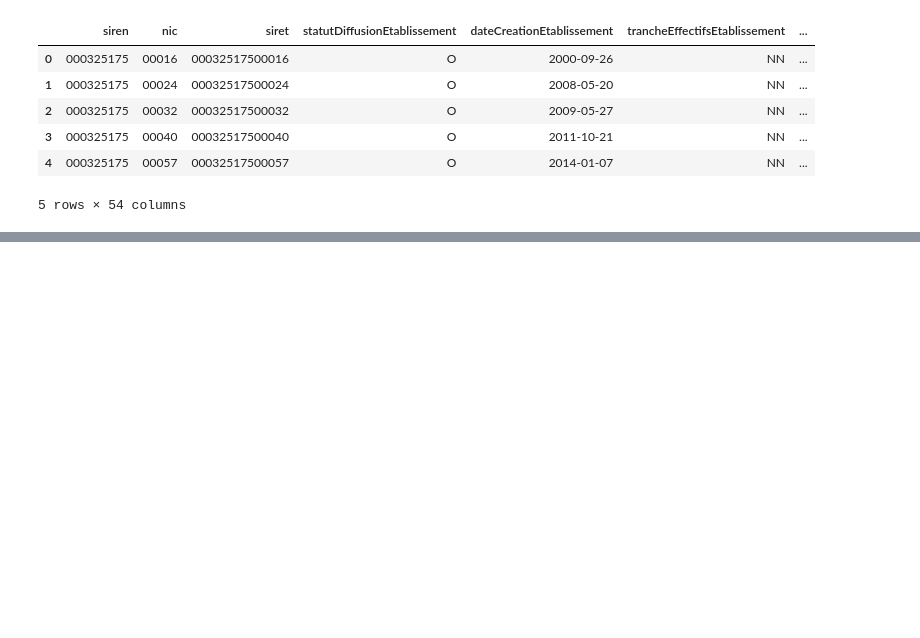
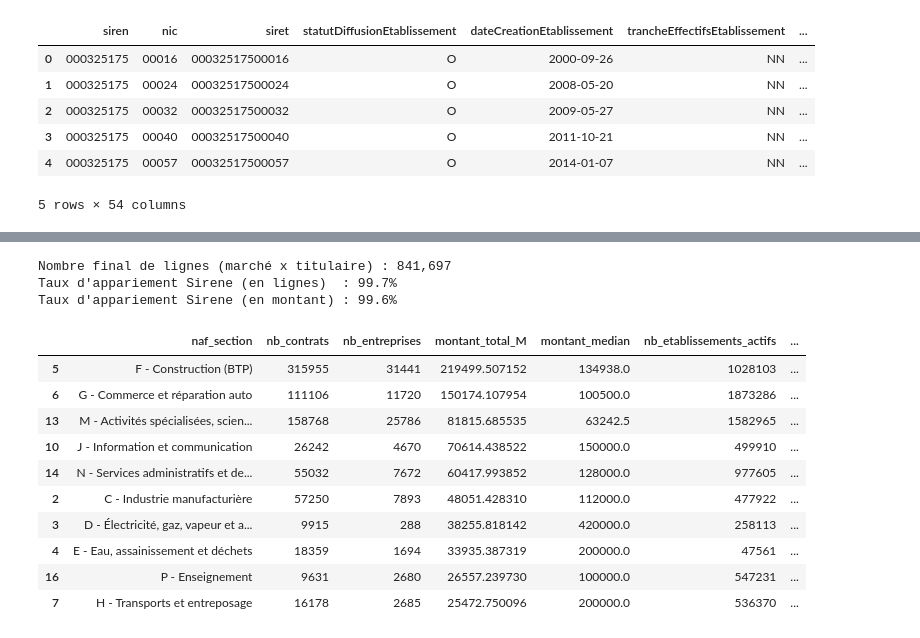
Before and after one commit to Glemesre/2A-Python-pour-la-data-science, a Jupyter notebook: main.ipynb, the cells around one changed output, grey strips where cells are left out. Drawn from its saved outputs; the diff is of its cells as text; code cells hidden in the pictures; blank space fills up the shorter version.

Commit message:
Jointure entre les données de commande publiques et les données de siren

```diff
--- a/main.ipynb
+++ b/main.ipynb
@@ -176,0 +380,64 @@ Colonnes exactes : ['siren', 'nic', 'siret', 'statutDiffusionEtablissement', 'da
+# %%
+# %%
+# ==============================================================================
+# 3. JOINTURE SÉCURISÉE (DECP x SIRENE) ET CONTRÔLE D'APPARIEMENT
+# ==============================================================================
+
+df_final = pd.merge(
+    df_decp,
+    df_sirene,
+    on="siret",
+    how="left",
+    suffixes=("", "_sirene"),
+    validate="many_to_one",
+)
+
+# Libération de la mémoire de la table Sirene complète
+del df_sirene
+gc.collect()
+
+# Bilan de la qualité d'appariement
+taux_lignes = df_final["naf_code"].notna().mean()
+montant_tot = df_final["montant_part"].sum()
+montant_ok = df_final.loc[df_final["naf_code"].notna(), "montant_part"].sum()
+
+print(f"Nombre final de lignes (marché x titulaire) : {len(df_final):,}")
+print(f"Taux d'appariement Sirene (en lignes)  : {taux_lignes:.1%}")
+print(f"Taux d'appariement Sirene (en montant) : {montant_ok / montant_tot:.1%}")
+
+# Sauvegarde intermédiaire pour ne pas recharger Sirene à chaque ouverture du notebook
+df_final.to_parquet("decp_sirene_clean.parquet", index=False)
+ref_secteurs_sirene.to_parquet("ref_secteurs_sirene.parquet", index=False)
+
+# Aperçu des 10 premières sections NAF avec indice de surreprésentation
+synthese = (
+    df_final.groupby("naf_section", as_index=False)
+    .agg(
+        nb_contrats=("siret", "count"),
+        nb_entreprises=("siren", "nunique"),
+        montant_total_M=("montant_part", lambda s: s.sum() / 1e6),
+        montant_median=("montant_part", "median"),
+    )
+    .merge(ref_secteurs_sirene, on="naf_section", how="left")
+)
+synthese["part_montant_decp"] = synthese["montant_total_M"] / synthese["montant_total_M"].sum()
+synthese["indice_surrepresentation"] = (
+    synthese["part_montant_decp"] / synthese["part_etablissements_sirene"]
+)
+
+synthese.sort_values("montant_total_M", ascending=False).head(10)
+# %% [output]
+Nombre final de lignes (marché x titulaire) : 841,697
+Taux d'appariement Sirene (en lignes)  : 99.7%
+Taux d'appariement Sirene (en montant) : 99.6%
+|  | naf_section | nb_contrats | nb_entreprises | montant_total_M | montant_median | nb_etablissements_actifs | ... |
+| 5 | F - Construction (BTP) | 315955 | 31441 | 219499.507152 | 134938.0 | 1028103 | ... |
+| 6 | G - Commerce et réparation auto | 111106 | 11720 | 150174.107954 | 100500.0 | 1873286 | ... |
+| 13 | M - Activités spécialisées, scien... | 158768 | 25786 | 81815.685535 | 63242.5 | 1582965 | ... |
+| 10 | J - Information et communication | 26242 | 4670 | 70614.438522 | 150000.0 | 499910 | ... |
+| 14 | N - Services administratifs et de... | 55032 | 7672 | 60417.993852 | 128000.0 | 977605 | ... |
+| 2 | C - Industrie manufacturière | 57250 | 7893 | 48051.428310 | 112000.0 | 477922 | ... |
+| 3 | D - Électricité, gaz, vapeur et a... | 9915 | 288 | 38255.818142 | 420000.0 | 258113 | ... |
+| 4 | E - Eau, assainissement et déchets | 18359 | 1694 | 33935.387319 | 200000.0 | 47561 | ... |
+| 16 | P - Enseignement | 9631 | 2680 | 26557.239730 | 100000.0 | 547231 | ... |
+| 7 | H - Transports et entreposage | 16178 | 2685 | 25472.750096 | 200000.0 | 536370 | ... |
```
Also changed, not shown: parts of 5 cells of this notebook, 3 other files.
